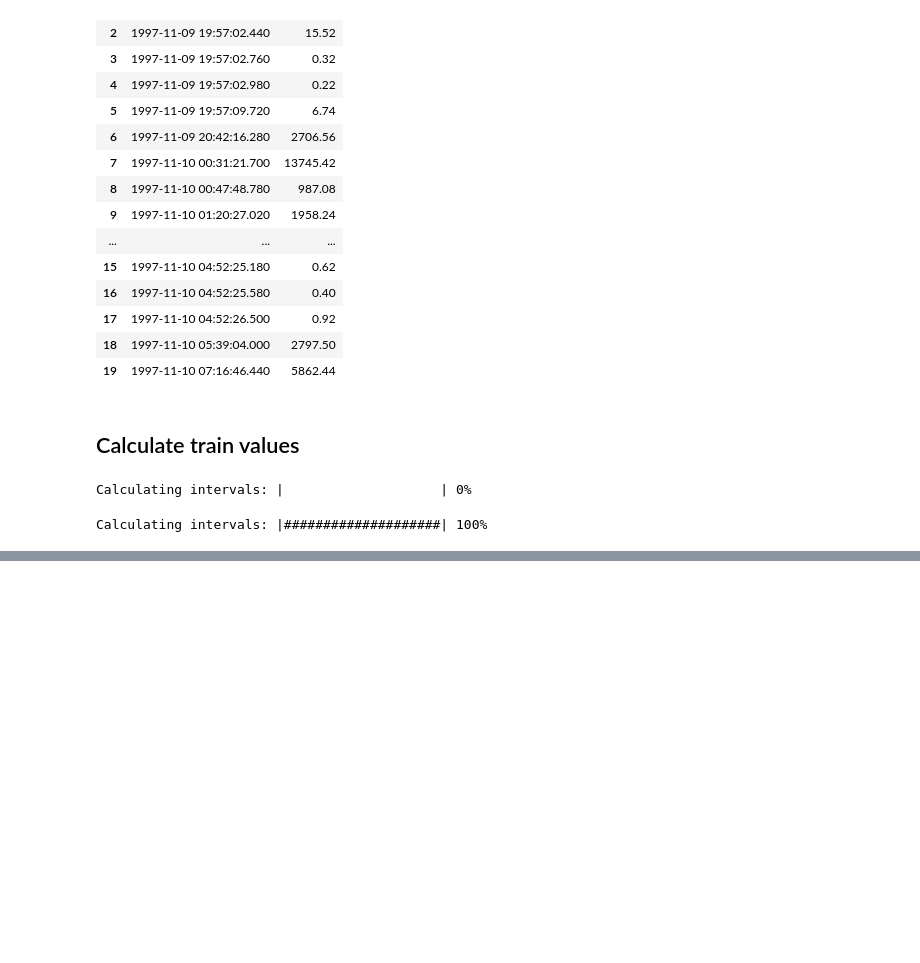
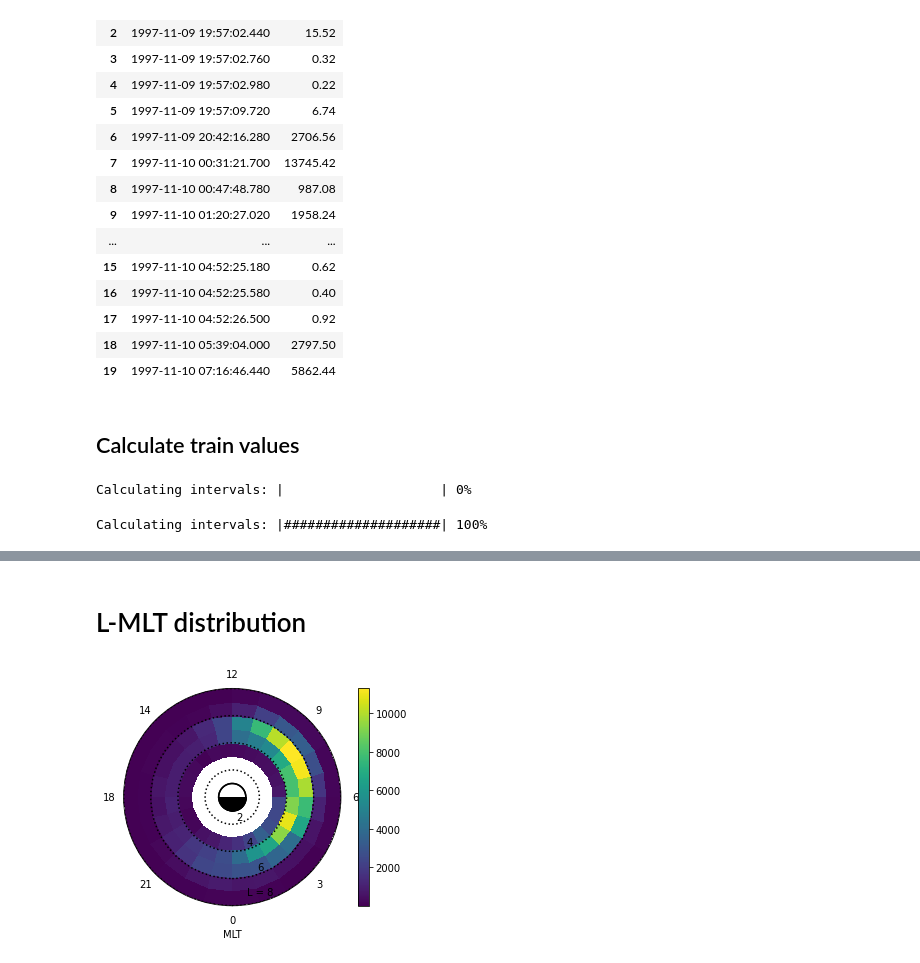
Before and after one commit to mshumko/sampex_microburst_indices, a Jupyter notebook: sampex_microburst_indices/analysis/microburst_trains.ipynb, the cells around one changed output, grey strips where cells are left out. Saved outputs shown, nothing was run; the diff lists cells and outputs as text; code cells hidden in the pictures; blank space fills up the shorter version.

```diff
--- a/sampex_microburst_indices/analysis/microburst_trains.ipynb
+++ b/sampex_microburst_indices/analysis/microburst_trains.ipynb
@@ -184,0 +192,14 @@ cx.set(xlabel='Microburst train length', ylabel='Number of trains');
+# %% [markdown]
+# L-MLT distribution
+# %%
+L_bins = np.arange(3, 9)
+MLT_bins = np.arange(0, 24.1)
+
+H, _, _ = np.histogram2d(cat['MLT'], cat['L_Shell'], bins=[MLT_bins, L_bins])
+
+fig, dx = plt.subplots(subplot_kw={'projection': 'polar'})
+d = Dial(dx, MLT_bins, L_bins, H)
+d.draw_earth()
+d.draw_dial()
+# %% [output]
+[figure, added]
```
Also changed, not shown: parts of 7 cells of this notebook, 1 other file.
